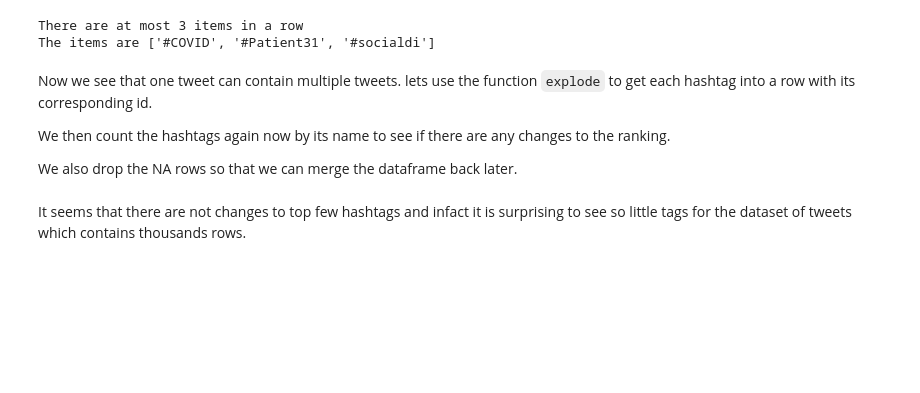
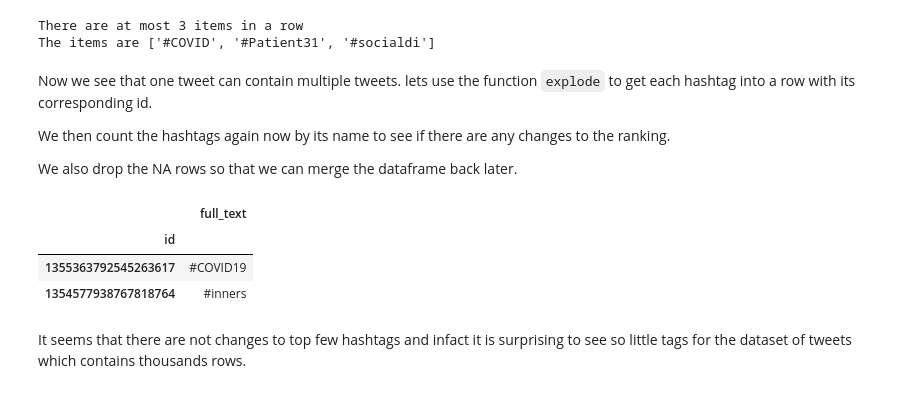
Before and after one commit to HiIAmTzeKean/STAT4710J-Data-Science-and-Analytics-using-Python, a Jupyter notebook: lab/lab3/exercise/Exercise.ipynb, the cells around one changed output. Cells and saved outputs as stored; diff of their text form; code cells hidden in the pictures; blank space fills up the shorter version.

```diff
--- a/lab/lab3/exercise/Exercise.ipynb
+++ b/lab/lab3/exercise/Exercise.ipynb
@@ -986,8 +994,14 @@ We also drop the NA rows so that we can merge the dataframe back later.
 # %%
 hashtags = temp.explode().dropna()
 hashtags.groupby(level=0).sum().value_counts().head(5)
 
 hashtags = hashtags.to_frame()
+hashtags.head(2)
+# %% [output]
+|  | full_text |
+| id |  |
+| 1355363792545263617 | #COVID19 |
+| 1354577938767818764 | #inners |
 # %% [markdown]
 It seems that there are not changes to top few hashtags and infact it is surprising to see so little tags for the dataset of tweets which contains thousands rows.
 # %%
```
Also changed, not shown: parts of 9 cells of this notebook, 1 other file.
